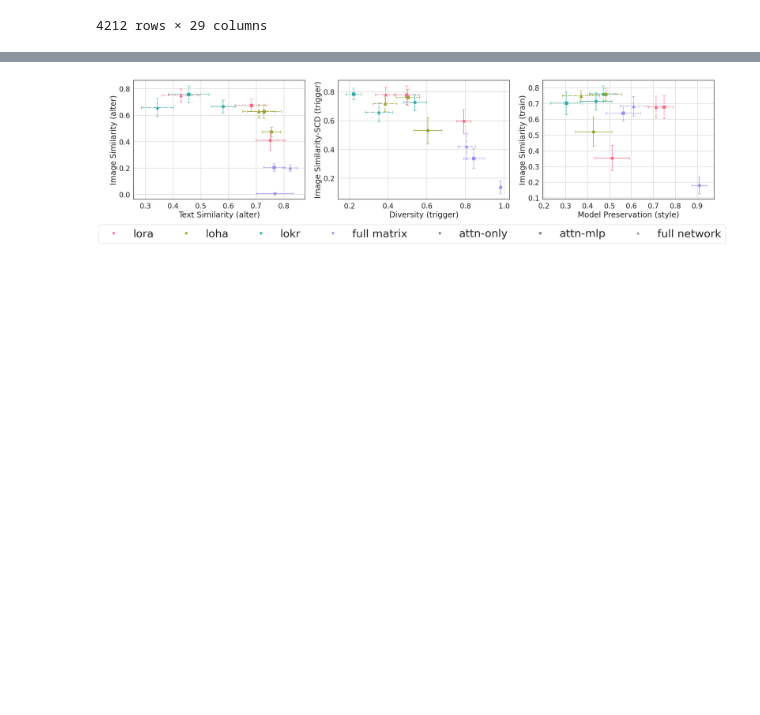
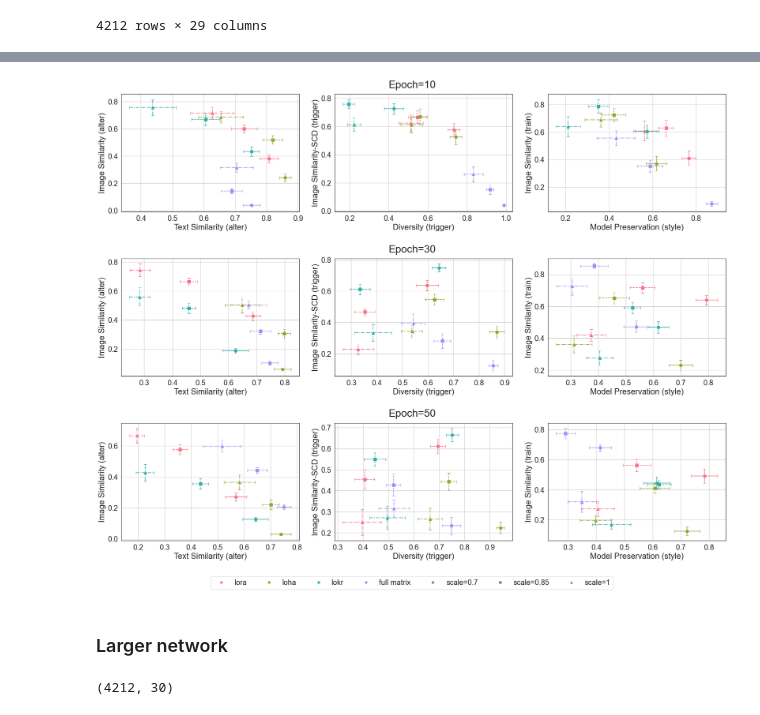
Before and after one commit to cyber-meow/LyCORIS-evaluation, a Jupyter notebook: results/notebooks/xy_plot/xy_plot_paper_add_exp.ipynb, the cells around one changed output, grey strips where cells are left out. Cells and saved outputs as stored; diff of their text form; code cells hidden in the pictures; blank space fills up the shorter version.

```diff
--- a/results/notebooks/xy_plot/xy_plot_paper_add_exp.ipynb
+++ b/results/notebooks/xy_plot/xy_plot_paper_add_exp.ipynb
@@ -89,9 +90,6 @@ category = 'people'
 extra_conodition = {
     'Category': category,
 }
-
-save_dir = f'figures/add/{category}/'
-# os.makedirs(save_dir, exist_ok=True)
 # %%
 metrics_aggregated = filter_config_and_aggregate(
     metrics_processed, ['Caption'],
@@ -167,0 +185,5 @@ dtype: bool
+# %%
+keywords_to_exclude = ['1002', '1012', '1022']
+metrics_processed = metrics_processed[metrics_processed['Config'].apply(
+    lambda x: not any(keyword in x for keyword in keywords_to_exclude))]
+print(metrics_processed.shape)
@@ -171,6 +214,3 @@ category = 'scene'
 extra_conodition = {
     'Category': category,
 }
-
-save_dir = f'figures/main/{category}/'
-os.makedirs(save_dir, exist_ok=True)
@@ -180,30 +217,49 @@ metrics_aggregated = filter_config_and_aggregate(metrics_processed, ['Preset'],
+# %%
+metrics_aggregated = filter_config_and_aggregate(metrics_processed, ['Weight'],
+                                                 extra_conodition)
+
+shape_mapping = {
+    1: 'scale=1',
+    0.85: 'scale=0.85',
+    0.7: 'scale=0.7',
+}
 # %%
-plt.figure(figsize=figsize)
+plt.figure(figsize=(24, 18))
 
-for i, metric_pair in enumerate(metrics_to_plot):
-    plt.subplot(1, 3, i + 1)
-    legend_handles = plot_metrics_xy(metrics_aggregated,
-                                     metric_pair[0],
-                                     metric_pair[1],
-                                     color_by='Algo',
-                                     shape_by='Preset',
-                                     legend=False,
-                                     step=10)
+for row, step in enumerate([10, 30, 50]):
+
+    # Add a subtitle to the top of each row of subplots
+    plt.figtext(0.5,
+                0.99 - 0.34 * row,
+                f'Epoch={step}',
+                ha='center',
+                va='bottom',
+                fontsize=28)
+
+    for i, metric_pair in enumerate(metrics_to_plot):
+        plt.subplot(3, 3, row * 3 + i + 1)
+        legend_handles = plot_metrics_xy(metrics_aggregated,
+                                         metric_pair[0],
+                                         metric_pair[1],
+                                         color_by='Algo',
+                                         shape_by='Weight',
+                                         legend=False,
+                                         shape_mapping=shape_mapping,
+                                         step=step)
 
 fig = plt.gcf()
 
 fig.legend(handles=legend_handles,
            loc='lower center',
-           bbox_to_anchor=(0.5, -0.14),
-           fontsize=30,
+           bbox_to_anchor=(0.5, -0.05),
            ncol=len(legend_handles))
 plt.tight_layout()
 # Adjust the height of the space between subplots
 fig.subplots_adjust(hspace=0.4)
 
 for ext in ['.png', '.pdf']:
-    plt.savefig(os.path.join(save_dir, f'preset_{category}_xyplot_step10' + ext),
+    plt.savefig(os.path.join(save_dir, f'reweight-base_{category}_xyplot' + ext),
                 bbox_inches='tight',
                 pad_inches=0.2)
 # %% [output]
-[figure, old version]
+[figure, new version]
@@ -226,0 +266,2 @@ shape_mapping = {
+# %% [markdown]
+### Larger network
@@ -226,0 +282,7 @@ shape_mapping = {
+# %%
+keywords_to_exclude = ['1001', '1011', '1021']
+metrics_processed = metrics_processed[metrics_processed['Config'].apply(
+    lambda x: not any(keyword in x for keyword in keywords_to_exclude))]
+print(metrics_processed.shape)
+# %% [output]
+(4212, 30)
```
Also changed, not shown: parts of 20 cells of this notebook, 34 other files.
